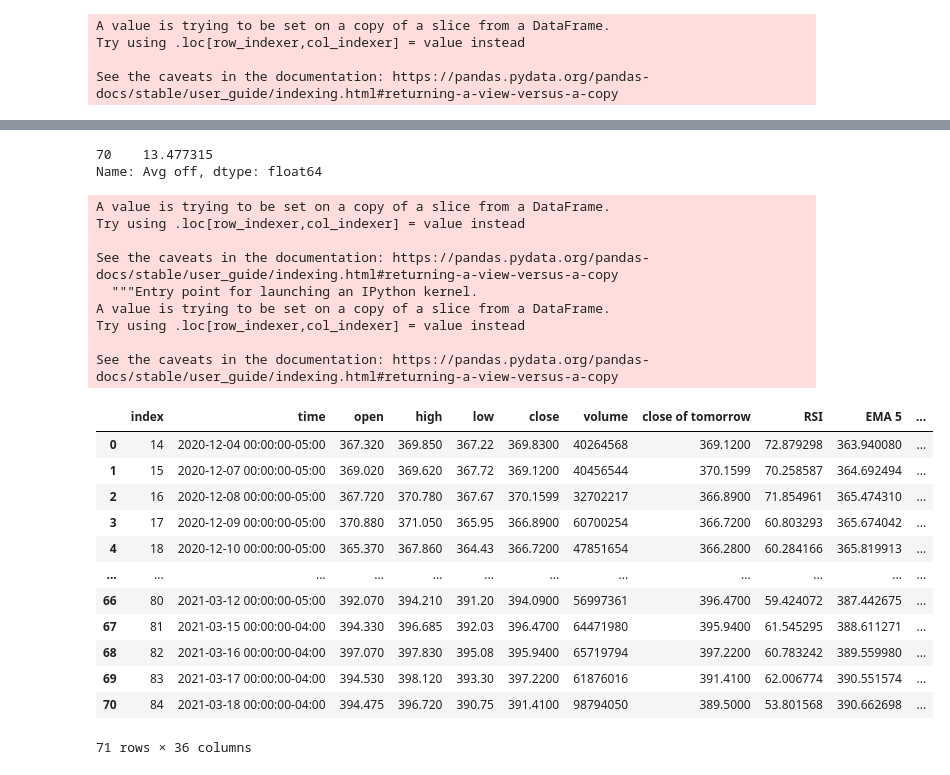
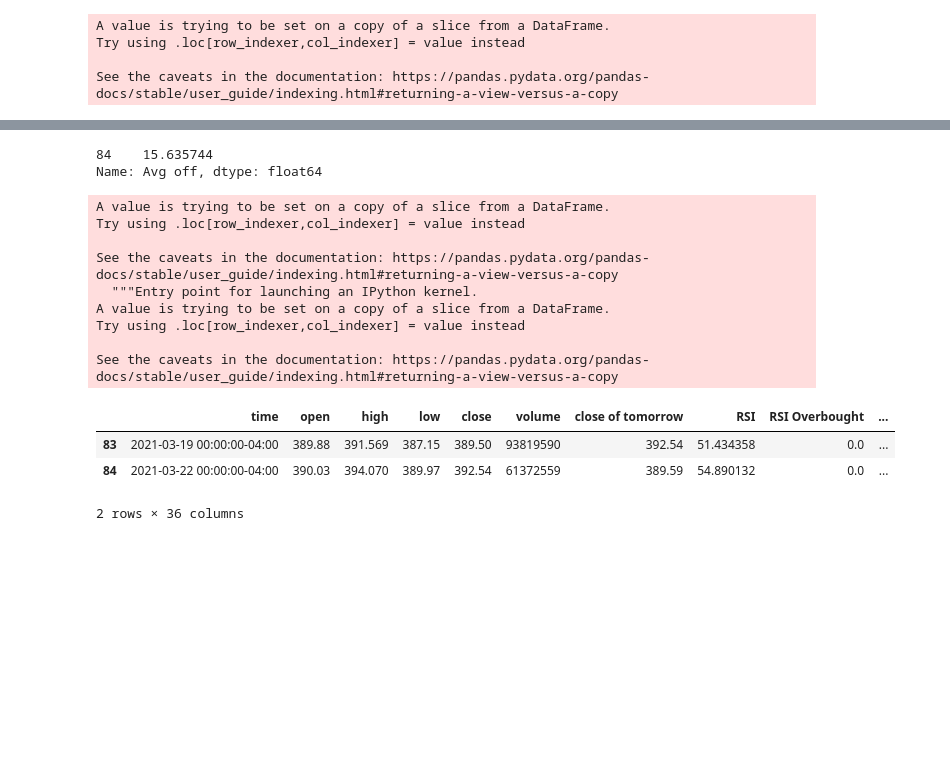
Before and after one commit to tlbrown2/BOT_Time, a Jupyter notebook: RNN_model_1.ipynb, the cells around one changed output, grey strips where cells are left out. Drawn from its saved outputs; the diff is of its cells as text; code cells hidden in the pictures; blank space fills up the shorter version.

Commit message:
Model Update

```diff
--- a/RNN_model_1.ipynb
+++ b/RNN_model_1.ipynb
@@ -34,7 +41,7 @@ def fetch_data():
     alpaca_secret_key,
     api_version="v2")
     today = date.today()
-    start = date.today() - timedelta(days=120)
+    start = date.today() - timedelta(days=600)
 
     # Set the tickers & timeframe
     tickers = ["SPY"]
@@ -134,8 +141,8 @@ def generate_ema_macd__RSI_signals(df):
     # Construct a buy and sell trading signals buy -1 sell - 0 -- Add more sophistication to this -- I wanted to have a signal that says buy when RSI is between 50 -70 or oversold and sell when overbought and RSI is between 30-50
     df['RSI Overbought'] = np.where(df['RSI'] > 70, 1.0, 0.0)
     df['RSI Oversold'] = np.where(df['RSI'] < 30, 1.0, 0.0)
-    df['RSI Long'] = np.where( df['RSI'] > 50, 1.0, 0.0)
-    df['RSI Short'] = np.where( 50 > df['RSI'], 1.0, 0.0)
+    df['RSI Long'] = np.where(((df['RSI'] > 50) & (df['RSI'] < 70)) | (df['RSI'] < 30), 1.0, 0.0)
+    df['RSI Short'] = np.where(((df['RSI'] > 30) & (df['RSI'] < 50)) | (df['RSI'] > 70), 1.0, 0.0)
 
     # Set short and long windows
     short_window = 5
@@ -438,7 +449,7 @@ data2['Difference'] = abs(data2['close of tomorrow'] - data2['Predicted'])
 data2['Avg off'] = data2['Difference'].mean()
 print(data2['Avg off'].tail(1))
 # %% [output]
-70    13.477315
+84    15.635744
 Name: Avg off, dtype: float64
 A value is trying to be set on a copy of a slice from a DataFrame.
 Try using .loc[row_indexer,col_indexer] = value instead
@@ -452,25 +463,19 @@ See the caveats in the documentation: https://pandas.pydata.org/pandas-docs/stab
 # %%
 #Lets create a new data frame that records if we should buy or sell based the price of tomorrow's close price
 #We will create a column for predicting the price moved up or down Call/Put -- Call = 1 Put = 0
 #Using Open, High, Low, Close and Volume here but considered pulling in data from Alphavantage and include more data as parameters -- train both multiple classification models and determine which is best
 #Consider training Random Forrest Model to predict call or put - taraget will be call/put - features can be all data than can be pulled except close of tomorrow and predicted
+#Create a feature that uses the predicted value of model 1 to create a buy or sell signal -- Predicted Outcome
+
 signals_df = data2.drop(columns=['Difference', 'Avg off'])
 signals_df['Call/Put'] = np.where(signals_df['close'] < signals_df['close of tomorrow'], 1, 0)
-signals_df
+signals_df['Predicted Outcome'] = np.where(signals_df['close'] < signals_df['Predicted'], 1, 0)
+signals_df.tail(2)
 # %% [output]
-|  | index | time | open | high | low | close | volume | close of tomorrow | RSI | EMA 5 | ... |
-| 0 | 14 | 2020-12-04 00:00:00-05:00 | 367.320 | 369.850 | 367.22 | 369.8300 | 40264568 | 369.1200 | 72.879298 | 363.940080 | ... |
-| 1 | 15 | 2020-12-07 00:00:00-05:00 | 369.020 | 369.620 | 367.72 | 369.1200 | 40456544 | 370.1599 | 70.258587 | 364.692494 | ... |
-| 2 | 16 | 2020-12-08 00:00:00-05:00 | 367.720 | 370.780 | 367.67 | 370.1599 | 32702217 | 366.8900 | 71.854961 | 365.474310 | ... |
-| 3 | 17 | 2020-12-09 00:00:00-05:00 | 370.880 | 371.050 | 365.95 | 366.8900 | 60700254 | 366.7200 | 60.803293 | 365.674042 | ... |
-| 4 | 18 | 2020-12-10 00:00:00-05:00 | 365.370 | 367.860 | 364.43 | 366.7200 | 47851654 | 366.2800 | 60.284166 | 365.819913 | ... |
-| ... | ... | ... | ... | ... | ... | ... | ... | ... | ... | ... | ... |
-| 66 | 80 | 2021-03-12 00:00:00-05:00 | 392.070 | 394.210 | 391.20 | 394.0900 | 56997361 | 396.4700 | 59.424072 | 387.442675 | ... |
-| 67 | 81 | 2021-03-15 00:00:00-04:00 | 394.330 | 396.685 | 392.03 | 396.4700 | 64471980 | 395.9400 | 61.545295 | 388.611271 | ... |
-| 68 | 82 | 2021-03-16 00:00:00-04:00 | 397.070 | 397.830 | 395.08 | 395.9400 | 65719794 | 397.2200 | 60.783242 | 389.559980 | ... |
-| 69 | 83 | 2021-03-17 00:00:00-04:00 | 394.530 | 398.120 | 393.30 | 397.2200 | 61876016 | 391.4100 | 62.006774 | 390.551574 | ... |
-| 70 | 84 | 2021-03-18 00:00:00-04:00 | 394.475 | 396.720 | 390.75 | 391.4100 | 98794050 | 389.5000 | 53.801568 | 390.662698 | ... |
+|  | time | open | high | low | close | volume | close of tomorrow | RSI | RSI Overbought | ... |
+| 83 | 2021-03-19 00:00:00-04:00 | 389.88 | 391.569 | 387.15 | 389.50 | 93819590 | 392.54 | 51.434358 | 0.0 | ... |
+| 84 | 2021-03-22 00:00:00-04:00 | 390.03 | 394.070 | 389.97 | 392.54 | 61372559 | 389.59 | 54.890132 | 0.0 | ... |
-71 rows × 36 columns
+2 rows × 36 columns
 # %%
 #define feauture and target values
 X2 = signals_df[['open', 'high', 'low', 'close', 'volume', 'RSI Overbought', 'RSI Oversold', 'RSI Long', 'RSI Short', 'crossover_signal_5_13', 'crossover_long_5_13', 'crossover_short_5_13', 'crossover_signal_9_21', 'crossover_long_9_21', 'crossover_short_9_21', 'crossover_signal_55_200', 'crossover_long_55_200', 'crossover_short_55_200', 'crossover_signal_200_800', 'crossover_long_200_800', 'crossover_short_200_800', 'MACD Signal']]
```
Also changed, not shown: parts of 20 cells of this notebook, 2 other files.
